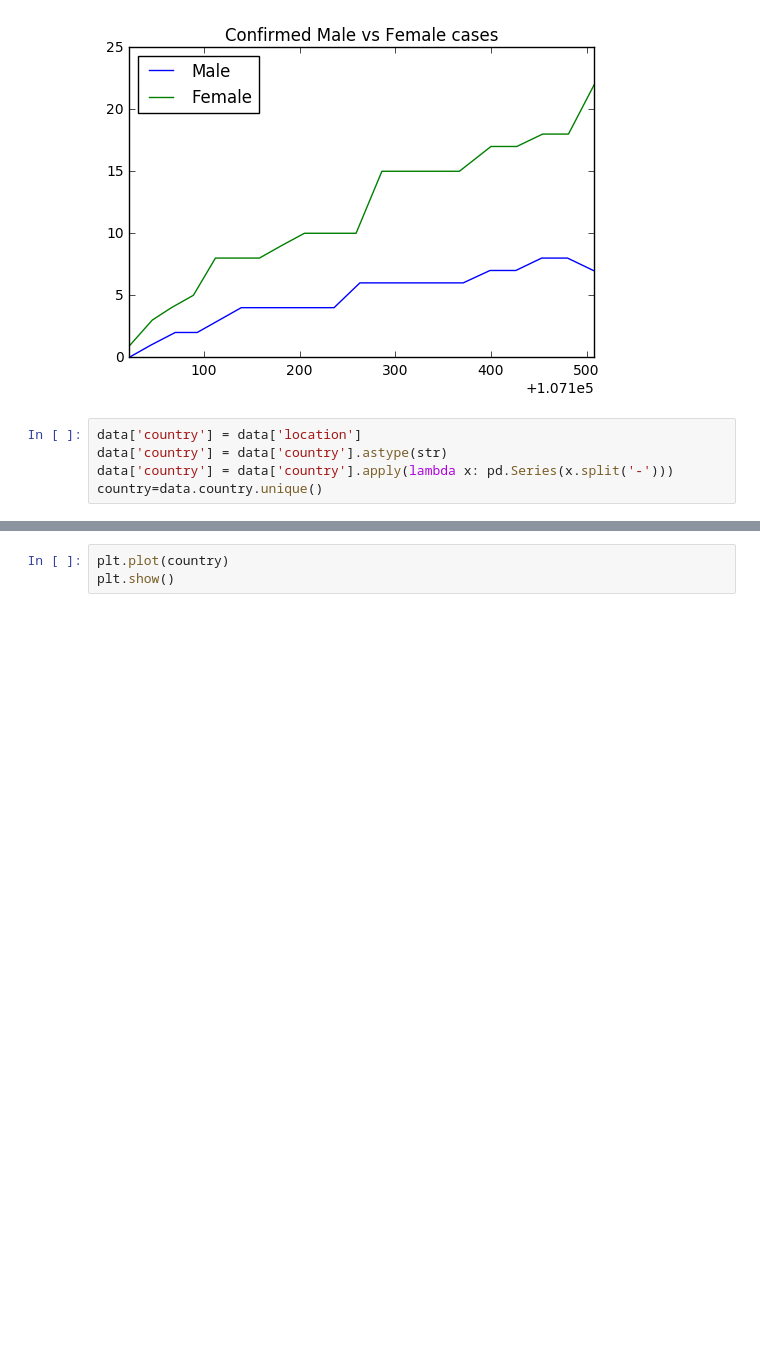
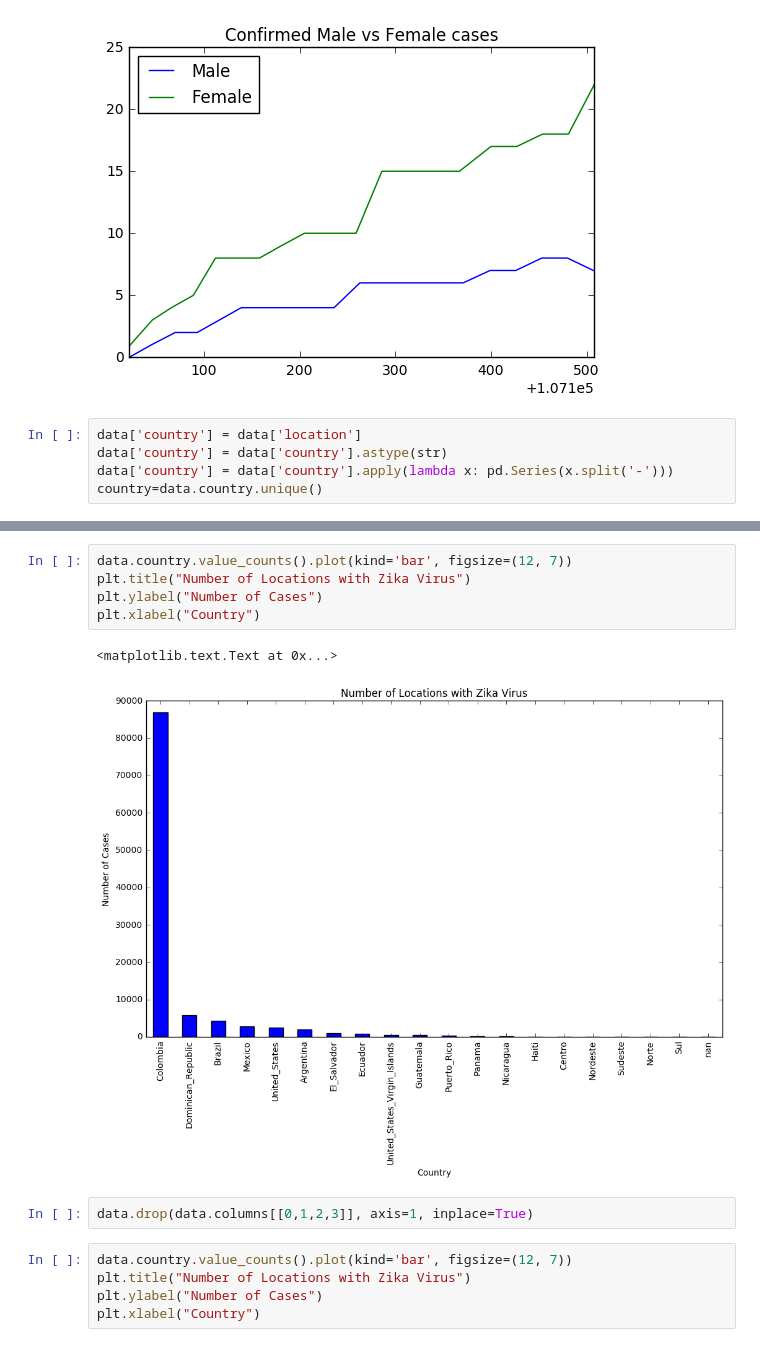
Before and after one commit to devilcrucifier/Zikaproject, a Jupyter notebook: Zika Project.ipynb, the cells around one changed output, grey strips where cells are left out. Saved outputs shown, nothing was run; the diff lists cells and outputs as text; blank space fills up the shorter version.

Commit message:
Total Cases Country wise

```diff
--- a/Zika Project.ipynb
+++ b/Zika Project.ipynb
@@ -39,3 +42,15 @@ data.head(1)
-# %%
-plt.plot(country)
-plt.show()
+# %%
+data.country.value_counts().plot(kind='bar', figsize=(12, 7))
+plt.title("Number of Locations with Zika Virus")
+plt.ylabel("Number of Cases")
+plt.xlabel("Country")
+# %% [output]
+<matplotlib.text.Text at 0x...>
+[figure, added]
+# %%
+data.drop(data.columns[[0,1,2,3]], axis=1, inplace=True)
+# %%
+data.country.value_counts().plot(kind='bar', figsize=(12, 7))
+plt.title("Number of Locations with Zika Virus")
+plt.ylabel("Number of Cases")
+plt.xlabel("Country")
```
Also changed, not shown: parts of 4 cells of this notebook, 1 other file.
